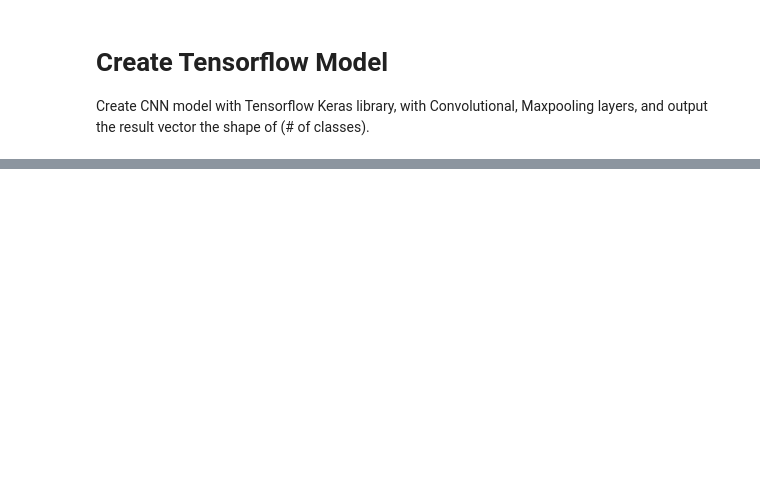
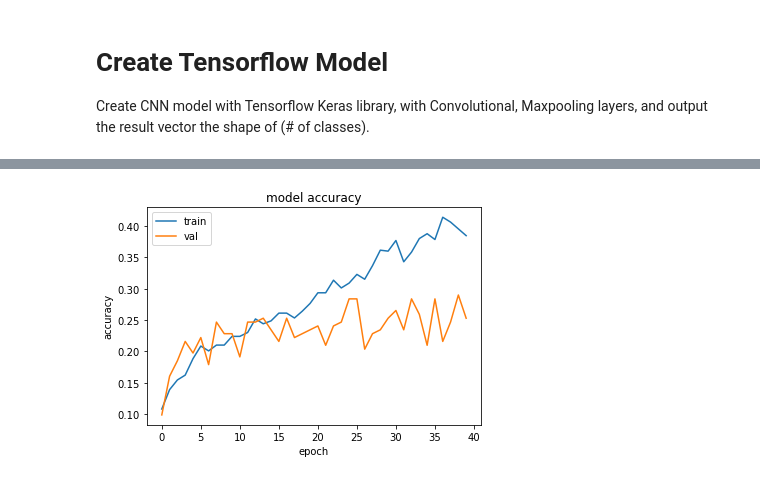
Before and after one commit to hxy9243/datascience-examples, a Jupyter notebook: pokemon/pokemon.ipynb, the cells around one changed output, grey strips where cells are left out. Saved outputs shown, nothing was run; the diff lists cells and outputs as text; code cells hidden in the pictures; blank space fills up the shorter version.

```diff
--- a/pokemon/pokemon.ipynb
+++ b/pokemon/pokemon.ipynb
@@ -111,7 +179,5 @@ dataset = tf.data.Dataset.from_generator(
 # %%
 # split the train validation
-#batch_size = 4
-#nbatch = int(pokemon.shape[0] / 4)
 data_size = pokemon.shape[0]
 
 train_size = int(data_size * 0.8)
@@ -120,5 +186,5 @@ val_size = data_size - train_size
 print(f'Splitting data size of {data_size} to train: {train_size} and val: {val_size}')
 dataset = dataset.shuffle(32)
 
-train_data = dataset.take(train_size).batch(4)
-val_data = dataset.skip(train_size).take(val_size).batch(4)
+train_data = dataset.take(train_size).batch(8)
+val_data = dataset.skip(train_size).take(val_size).batch(8)
@@ -134,22 +202,27 @@ from keras.layers import Dropout
 from keras.layers import Flatten
 from keras.layers import Conv2D
 from keras.layers import MaxPooling2D
+from keras.optimizers import Adam
+from keras import regularizers
 
 def build_model():
     model = tf.keras.Sequential([
-        Conv2D(16, 3, 3, input_shape=(120, 120, 3), activation='relu'),
+        Conv2D(32, 3, 3, input_shape=(120, 120, 3), padding='same', activation='relu'),
         MaxPooling2D(pool_size=(2, 2)),
+        Dropout(0.2),
+        Conv2D(16, 3, 3, padding='same', activation='relu'),
+        MaxPooling2D(pool_size=(2, 2)),
+        Dropout(0.2),
         Flatten(),
-        Dense(256, activation='relu'),
-        Dropout(0.5),
-        Dense(64, activation='relu'),
-        Dropout(0.5),
+        Dense(128, activation='relu'),
+        Dropout(0.2),
+        Dense(32, activation='relu'),
+        Dropout(0.2),
         Dense(18, activation='softmax'),
     ])
-    model.compile(optimizer='adam',
+    model.compile(optimizer=Adam(lr=0.005),
                   loss=tf.keras.losses.CategoricalCrossentropy(),
                   metrics=['accuracy'])
-
     return model
 
 model = build_model()
@@ -157,6 +248,6 @@ model.summary()
 # %%
 history = model.fit(
     train_data,
-    epochs=80,
+    epochs=40,
     validation_data=val_data,
 )
@@ -163,10 +272,12 @@ history = model.fit(
 # %%
 import matplotlib.pyplot as plt
 
 plt.plot(history.history['accuracy'])
 plt.plot(history.history['val_accuracy'])
 plt.title('model accuracy')
 plt.ylabel('accuracy')
 plt.xlabel('epoch')
-plt.legend(['train', 'test'], loc='upper left')
+plt.legend(['train', 'val'], loc='upper left')
 plt.show()
+# %% [output]
+[figure, added]
```
Also changed, not shown: parts of 13 cells of this notebook.
